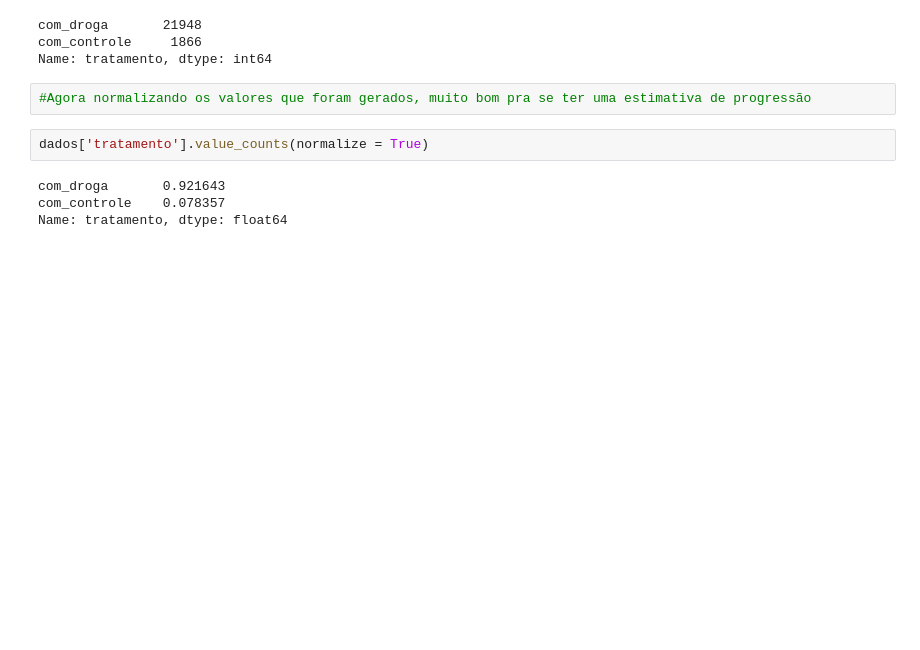
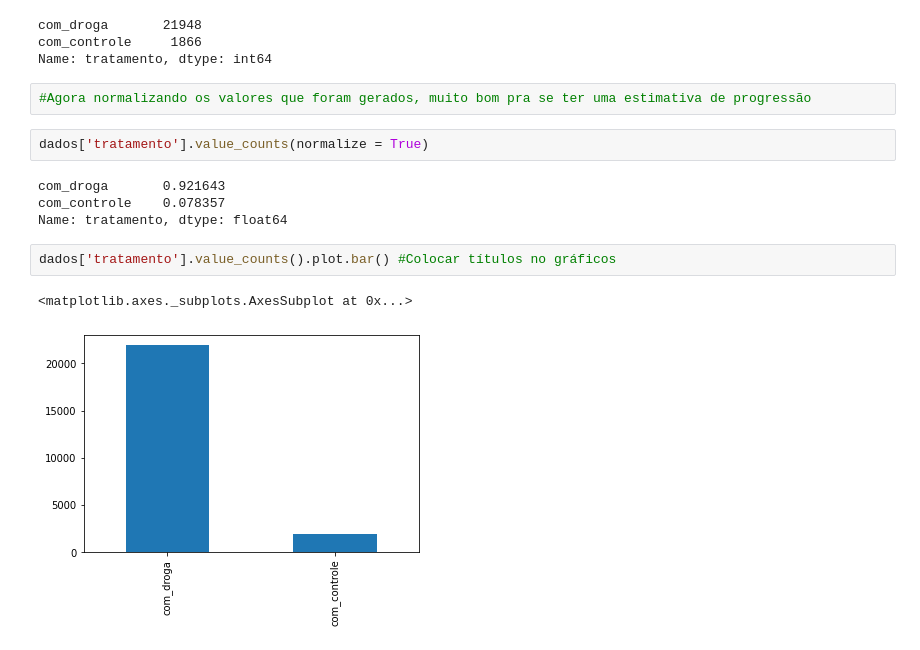
Before and after one commit to rogeriocerqueira/analise-descritiva-de-cultura-celular-python, a Jupyter notebook: genetica_analiseDados.ipynb, the cells around one changed output. Saved outputs shown, nothing was run; the diff lists cells and outputs as text; blank space fills up the shorter version.

```diff
--- a/genetica_analiseDados.ipynb
+++ b/genetica_analiseDados.ipynb
@@ -61,3 +63,8 @@ dados['tratamento'].value_counts(normalize = True)
 com_droga       0.921643
 com_controle    0.078357
 Name: tratamento, dtype: float64
+# %%
+dados['tratamento'].value_counts().plot.bar() #Colocar títulos no gráficos
+# %% [output]
+<matplotlib.axes._subplots.AxesSubplot at 0x...>
+[figure, added]
```
Also changed, not shown: parts of 9 cells of this notebook.
